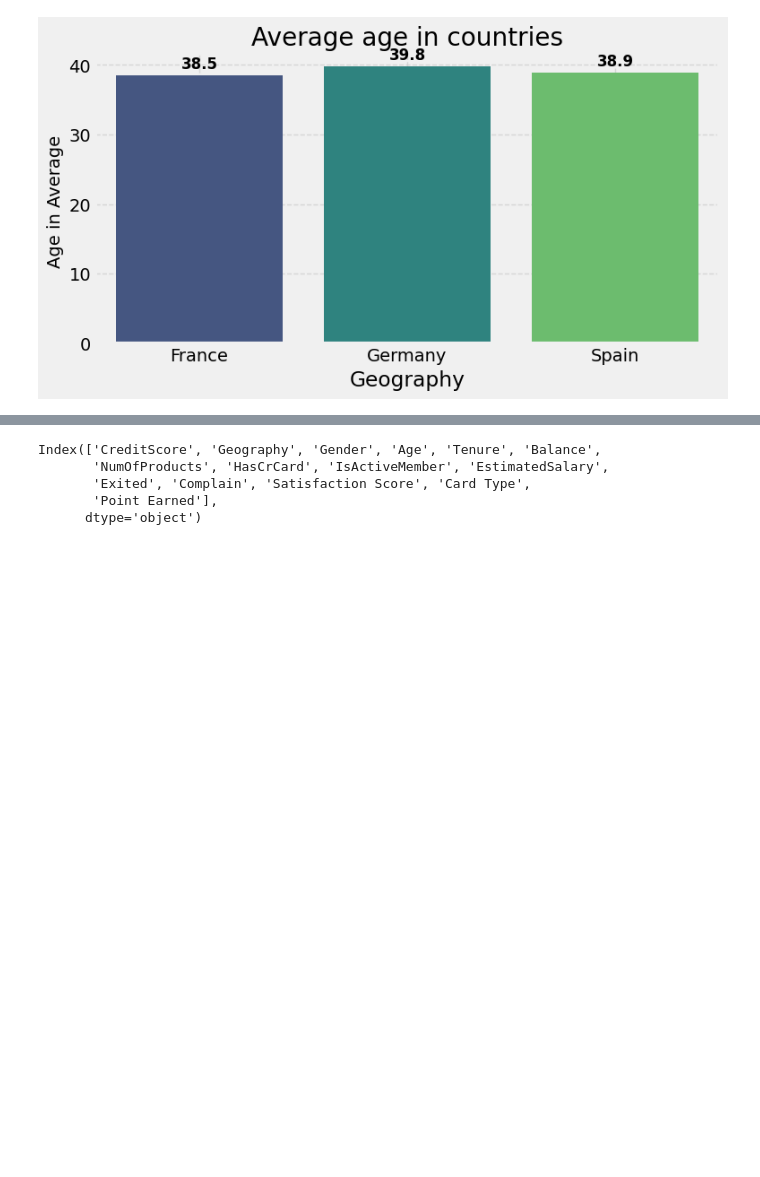
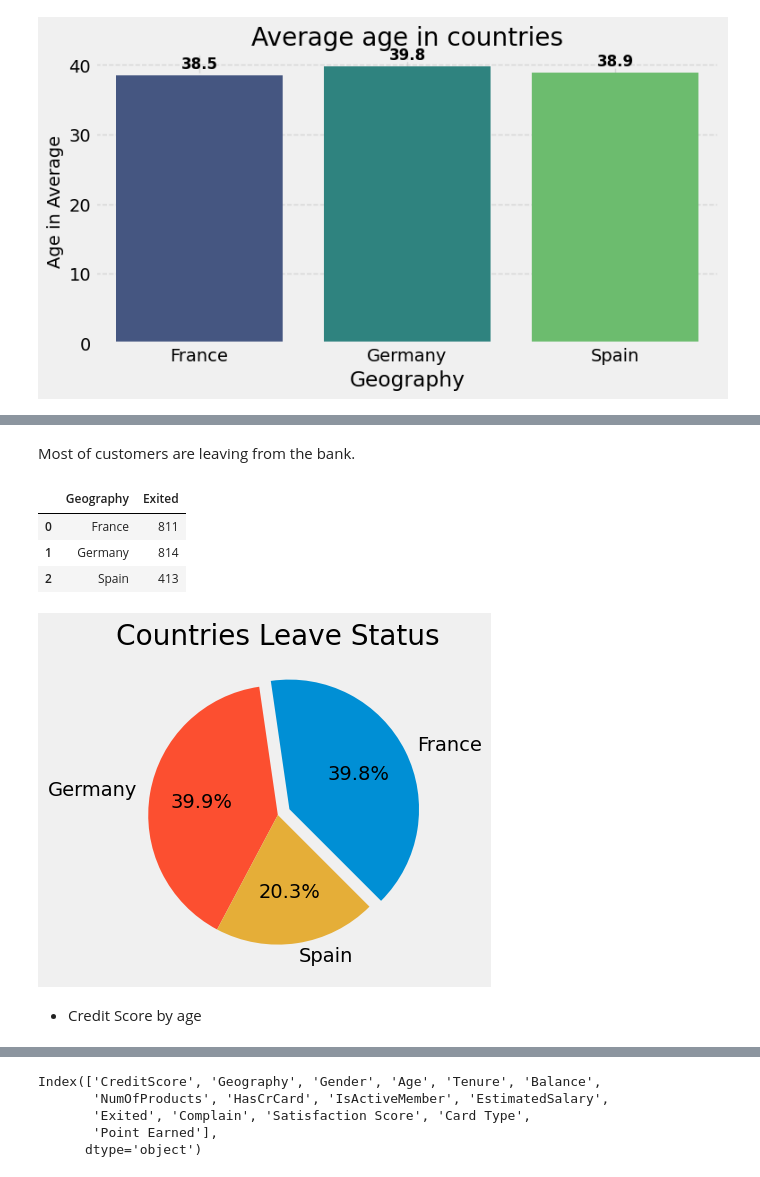
Before and after one commit to Henamen21/Bank_Customer_Churn_Prediction---ML, a Jupyter notebook: predictor.ipynb, the cells around one changed output, grey strips where cells are left out. Drawn from its saved outputs; the diff is of its cells as text; code cells hidden in the pictures; blank space fills up the shorter version.

```diff
--- a/predictor.ipynb
+++ b/predictor.ipynb
@@ -171,0 +238,20 @@ plt.show()
+# %% [markdown]
+Most of customers are leaving from the bank.
+# %%
+geo_exit = data.groupby("Geography").sum()["Exited"].reset_index()
+geo_exit
+# %% [output]
+|  | Geography | Exited |
+| 0 | France | 811 |
+| 1 | Germany | 814 |
+| 2 | Spain | 413 |
+# %%
+plt.figure(figsize=(8,4))
+plt.pie(x = geo_exit["Exited"] , labels=geo_exit["Geography"] , autopct='%1.1f%%' , startangle=-45 , explode=[0.1,0,0])
+plt.title("Countries Leave Status")
+plt.savefig("Pictures\Countries Leave Status.jpg")
+plt.show()
+# %% [output]
+[figure, added]
+# %% [markdown]
+- Credit Score by age
```
Also changed, not shown: parts of 22 cells of this notebook.
